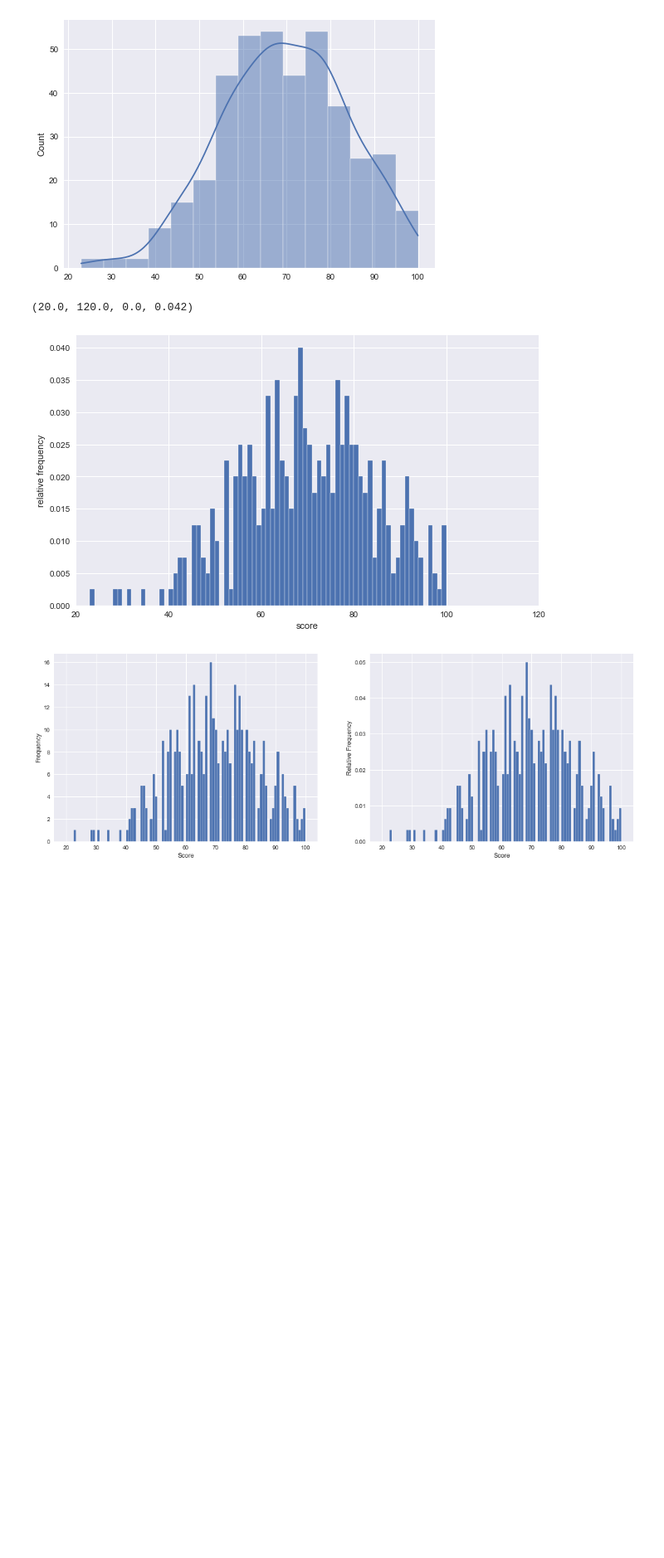
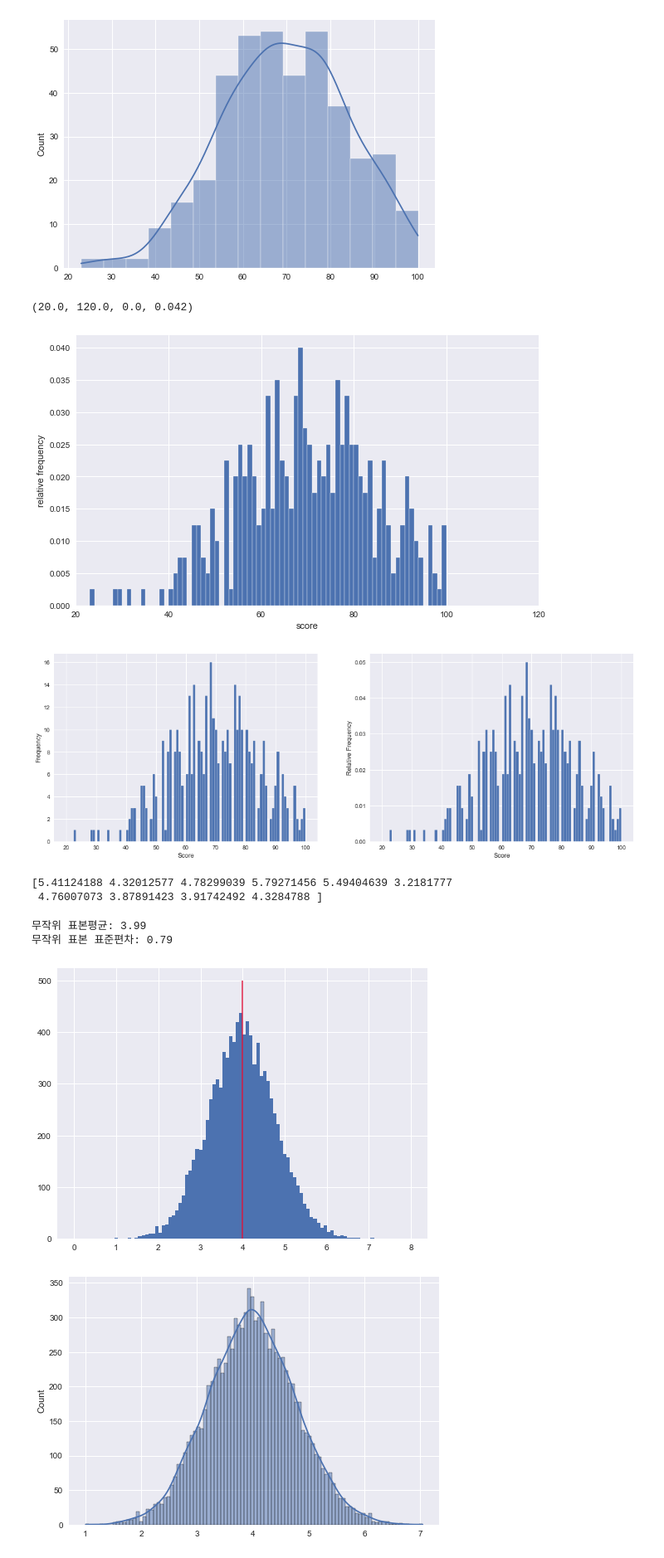
Before and after one commit to bnv20/kdt5, a Jupyter notebook: m3_통계/stat_2.ipynb, the cells around one changed output. Shown at 83% size. Drawn from its saved outputs; the diff is of its cells as text; code cells hidden in the pictures; blank space fills up the shorter version.

```diff
--- a/m3_통계/stat_2.ipynb
+++ b/m3_통계/stat_2.ipynb
@@ -236,4 +236,33 @@ pop = stats.norm(loc=4,scale=0.8) # 평균 4, 표준편차 0.8인 정규분포
+# %%
+from scipy.stats import norm
+import seaborn as sns
+import numpy as np
+import pandas as pd
+import matplotlib.pyplot as plt
+plt.style.use('seaborn')
+pop = norm(loc=4,scale = 0.8)
+sample = pop.rvs(size=10000, random_state=0)
+
+print(sample[:10])
+# %% [output]
+[5.41124188 4.32012577 4.78299039 5.79271456 5.49404639 3.2181777
+ 4.76007073 3.87891423 3.91742492 4.3284788 ]
 # %%
 # [과제] 위 과제에서 10000개의 표본의 평균 및 표준편차를 구하고 시각화하여 정규분표를 따르는지를 확인하세요.
+# %%
+print(f'''무작위 표본평균: {sample.mean().round(2)}
+무작위 표본 표준편차: {sample.std().round(2)}''')
+
+plt.figure(figsize=(8,6))
+plt.hist(sample,bins=100, range=(0,8))
+plt.vlines(4, 0, 500, color='crimson',alpha=0.8) # 모평균 표시
+plt.show()
+sns.histplot(sample,bins=100, kde=True) # sns 버전, 확률밀도함수 on
+plt.show()
+# %% [output]
+무작위 표본평균: 3.99
+무작위 표본 표준편차: 0.79
+[figure, added]
+[figure, added]
 # %%
 # [도전과제] 샘플사이즈를 순차적으로 늘렸을 때 표본평균이 모평균(4)에 가까워짐을 시각화하여 입증하세요.
```
Also changed, not shown: parts of 9 cells of this notebook, 1 other file.
